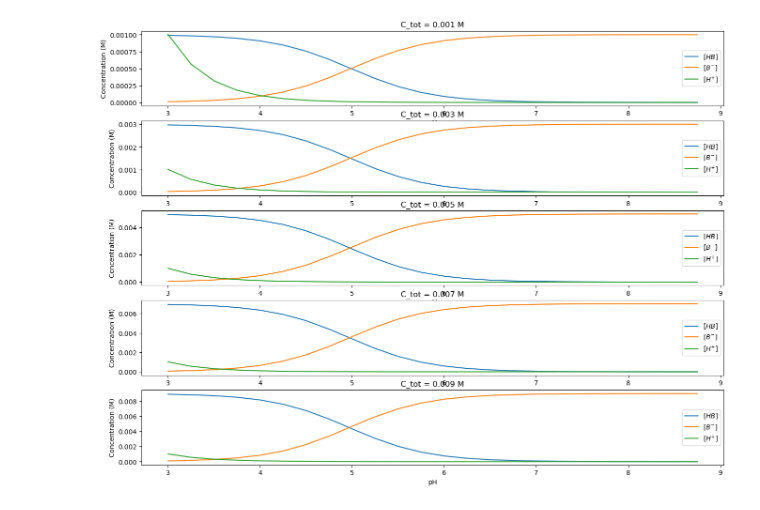
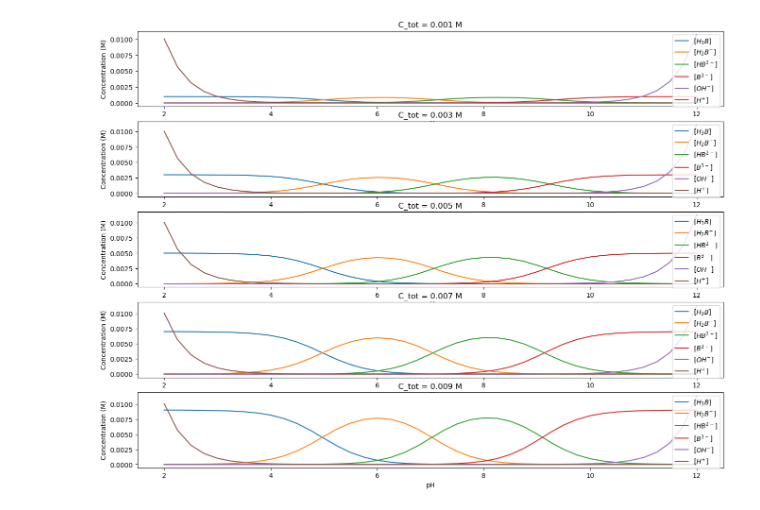
Before and after one commit to EugeneMaz/acid-base, a Jupyter notebook: buffer-equilibrium.ipynb, the cells around one changed output. Saved outputs shown, nothing was run; the diff lists cells and outputs as text; code cells hidden in the pictures.

```diff
--- a/buffer-equilibrium.ipynb
+++ b/buffer-equilibrium.ipynb
@@ -7,11 +7,11 @@ import matplotlib.pyplot as plt
 # Defining symbols
 H, B, HB, H2B, H3B, OH = symbols(r'[H^{+}], [B^{3-}], [HB^{2-}], [H_{2}B^-], [H_{3}B], [OH^{-}]',
                                            positive=True, real=True)
-K_1, K_2, K_3, K_1_pr, K_2_pr, K_3_pr = symbols(r'K_1, K_2, K_3, K_1^{\prime}, K_2^{\prime}, K_3^{\prime}',
+K_1, K_2, K_3, K_1_pr, K_2_pr, K_3_pr, Kw = symbols(r'K_1, K_2, K_3, K_1^{\prime}, K_2^{\prime}, K_3^{\prime}, K_W',
                                            positive=True, real=True)
 kf_1, kb_1, kf_2, kb_2 = symbols(r'k_f^1, k_b^1, k_f^2, k_b^2',
                                  positive=True, real=True)
-y_H, y_H3B, y_H2B, y_HB, y_B = symbols(r'y_{H^+}, y_{H_{3}B}, y_{H_{2}B^-}, y_{HB^{2-}}, y_{B^{3-}}',
+y_H, y_H3B, y_H2B, y_HB, y_B, y_OH = symbols(r'y_{H^+}, y_{H_{3}B}, y_{H_{2}B^-}, y_{HB^{2-}}, y_{B^{3-}}, y_{OH^-}',
                                    positive=True, real=True)
 I, pH, C_t, C_sup = symbols(r'I, pH, C_{total}, C_{sup}',
                     positive=True, real=True)
@@ -212,7 +235,7 @@ class AcidBaseEquilibrium:
 # defining the buffer system
 buffer = AcidBaseEquilibrium(C_tot = 0.1,                # Total buffer concentration in M
                              pH0 = 5.5,                  # Initial pH
-                             pK_values = [5.00],#, 7.2, 12.37],      # List of 1-3 pKa in the increasing order
+                             pK_values = [5.00, 7.2, 9.5],      # List of 1-3 pKa in the increasing order
                              I_add = 0)                  # Additional ionic strength from supporting electrolyte, if present
 # %% [output]
 Expression for the ionic force according to $I=\frac{1}{2} \sum_{i}{c_i z_i^2}$ is:
@@ -235,4 +265,4 @@ res
 # %%
-res = buffer.solve_range(C_tot=[0.001, 0.01, 0.002], pH0 = [3, 9, 0.25])
+res = buffer.solve_range(C_tot=[0.001, 0.01, 0.002], pH0 = [2, 12.25, 0.25])
 # %% [output]
-[figure, old version]
+[figure, new version]
```
Also changed, not shown: parts of 4 cells of this notebook.
